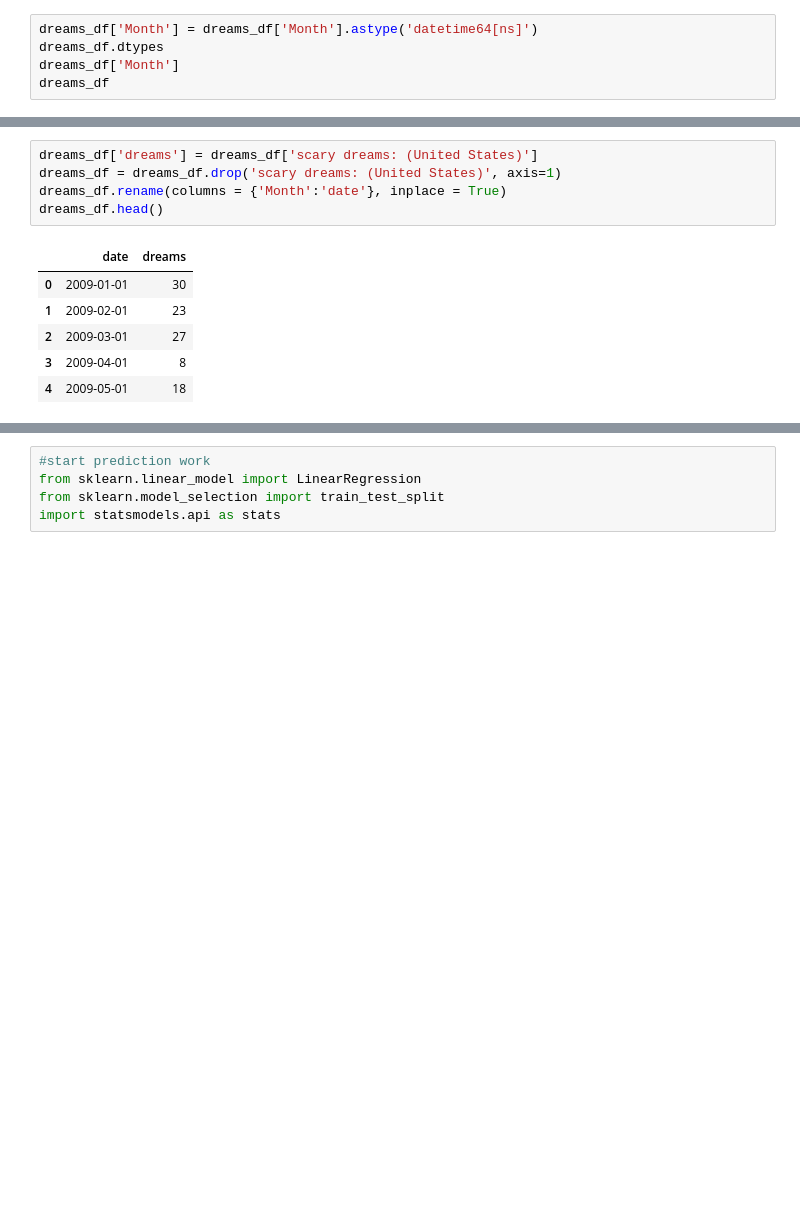
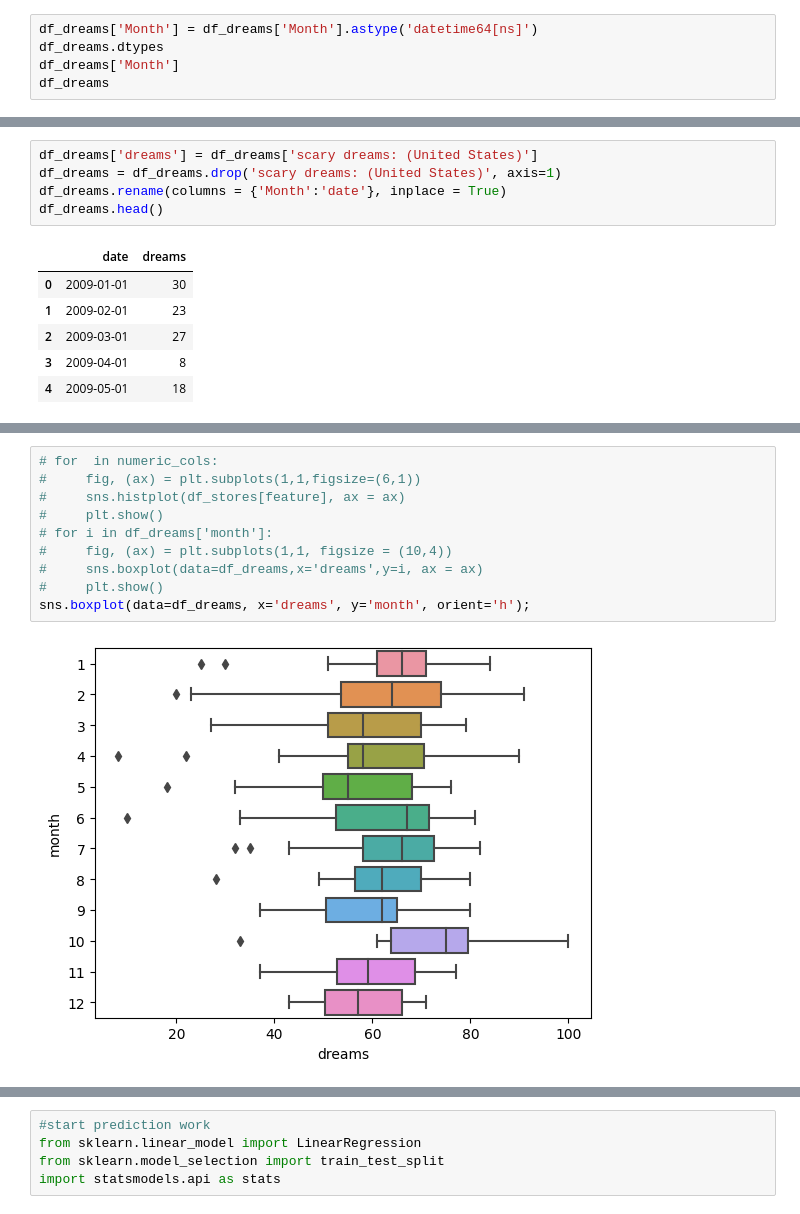
Before and after one commit to supercarp/makeovermonday, a Jupyter notebook: makeover_monday_week_40.ipynb, the cells around one changed output, grey strips where cells are left out. Saved outputs shown, nothing was run; the diff lists cells and outputs as text; blank space fills up the shorter version.

```diff
--- a/makeover_monday_week_40.ipynb
+++ b/makeover_monday_week_40.ipynb
@@ -31,10 +30,10 @@ Month                            object
 scary dreams: (United States)     int64
 dtype: object
 # %%
-dreams_df['Month'] = dreams_df['Month'].astype('datetime64[ns]')
-dreams_df.dtypes
-dreams_df['Month']
-dreams_df
+df_dreams['Month'] = df_dreams['Month'].astype('datetime64[ns]')
+df_dreams.dtypes
+df_dreams['Month']
+df_dreams
 # %% [output]
 |  | Month | scary dreams: (United States) |
 | 0 | 2009-01-01 | 30 |
@@ -50,10 +49,10 @@ dreams_df
 | 176 | 2023-09-01 | 68 |
 177 rows × 2 columns
 # %%
-dreams_df['dreams'] = dreams_df['scary dreams: (United States)']
-dreams_df = dreams_df.drop('scary dreams: (United States)', axis=1)
-dreams_df.rename(columns = {'Month':'date'}, inplace = True)
-dreams_df.head()
+df_dreams['dreams'] = df_dreams['scary dreams: (United States)']
+df_dreams = df_dreams.drop('scary dreams: (United States)', axis=1)
+df_dreams.rename(columns = {'Month':'date'}, inplace = True)
+df_dreams.head()
 # %% [output]
 |  | date | dreams |
 | 0 | 2009-01-01 | 30 |
@@ -128,0 +176,12 @@ fig.show()
+# %%
+# for  in numeric_cols:
+#     fig, (ax) = plt.subplots(1,1,figsize=(6,1))
+#     sns.histplot(df_stores[feature], ax = ax)
+#     plt.show()
+# for i in df_dreams['month']:
+#     fig, (ax) = plt.subplots(1,1, figsize = (10,4))
+#     sns.boxplot(data=df_dreams,x='dreams',y=i, ax = ax)
+#     plt.show()
+sns.boxplot(data=df_dreams, x='dreams', y='month', orient='h');
+# %% [output]
+[figure, added]
```
Also changed, not shown: parts of 19 cells of this notebook.
